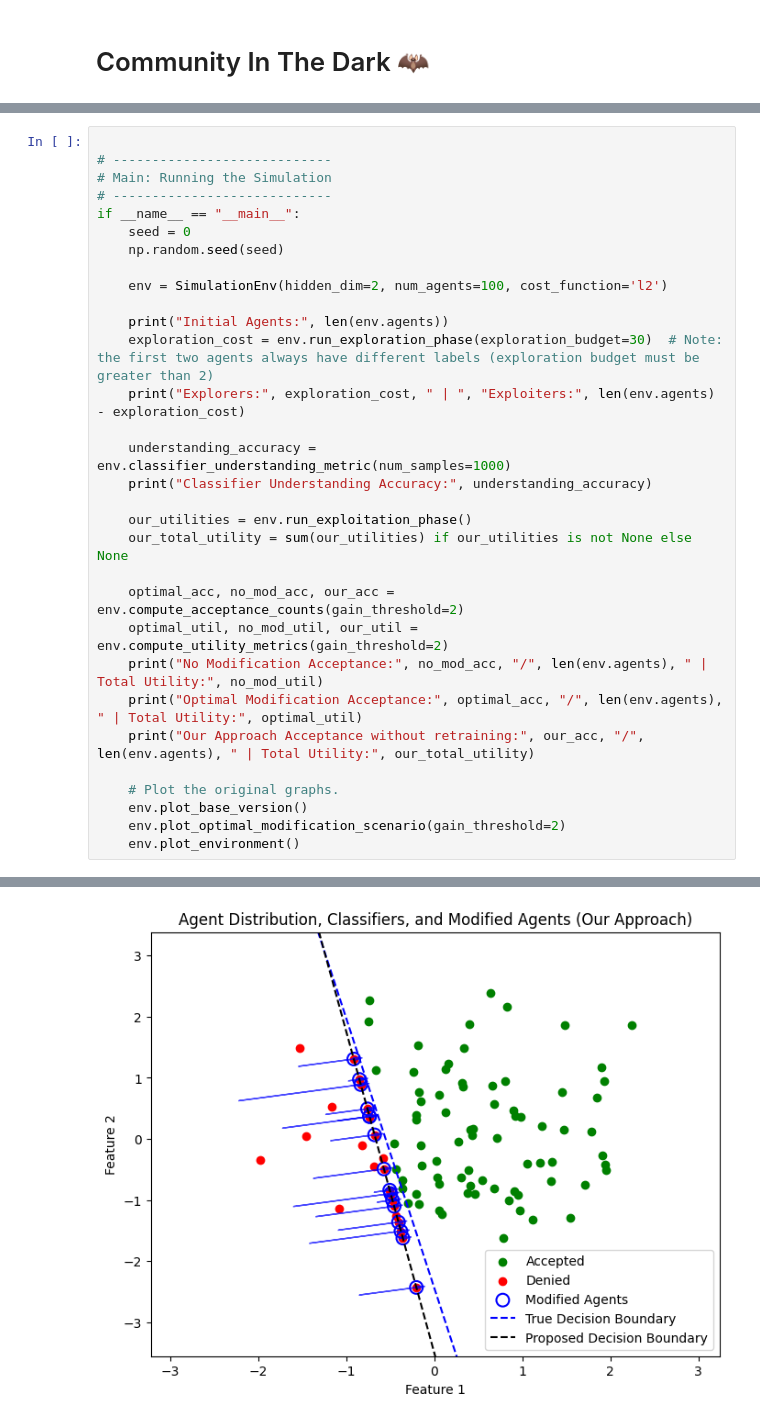
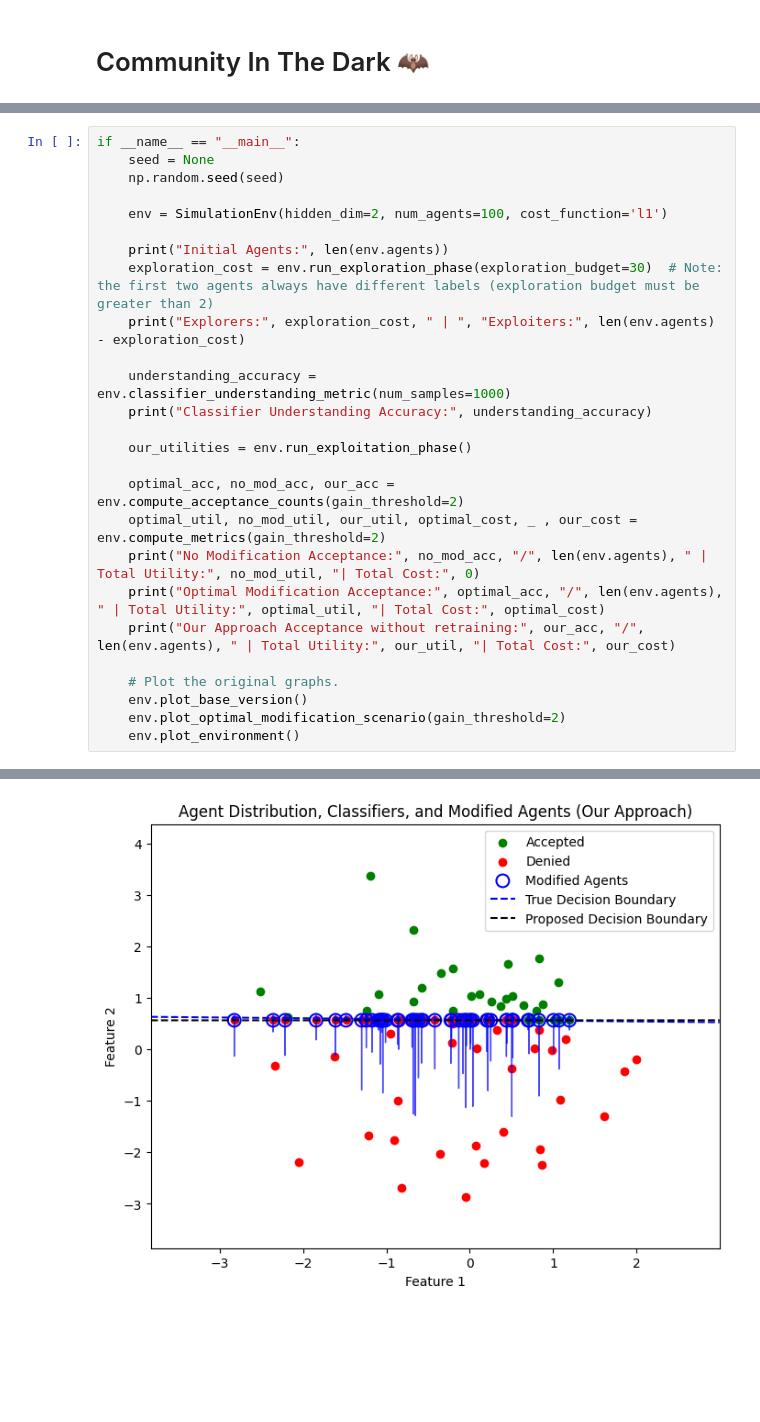
Before and after one commit to mohammedwttd/Community-In-The-Dark, a Jupyter notebook: Community In The Dark v.0.ipynb, the cells around one changed output, grey strips where cells are left out. Drawn from its saved outputs; the diff is of its cells as text; blank space fills up the shorter version.

Commit message:
Adding: * Textual explination and orginazing the code. * Cost metric.

```diff
--- a/Community In The Dark v.0.ipynb
+++ b/Community In The Dark v.0.ipynb
@@ -497,13 +641,9 @@ def plot_utility_vs_exploration_budget_using_env(sim_env):
 # %%
-
-# ----------------------------
-# Main: Running the Simulation
-# ----------------------------
 if __name__ == "__main__":
-    seed = 0
+    seed = None
     np.random.seed(seed)
 
-    env = SimulationEnv(hidden_dim=2, num_agents=100, cost_function='l2')
+    env = SimulationEnv(hidden_dim=2, num_agents=100, cost_function='l1')
 
     print("Initial Agents:", len(env.agents))
     exploration_cost = env.run_exploration_phase(exploration_budget=30)  # Note: the first two agents always have different labels (exploration budget must be greater than 2)
@@ -513,13 +653,12 @@ if __name__ == "__main__":
     print("Classifier Understanding Accuracy:", understanding_accuracy)
 
     our_utilities = env.run_exploitation_phase()
-    our_total_utility = sum(our_utilities) if our_utilities is not None else None
 
     optimal_acc, no_mod_acc, our_acc = env.compute_acceptance_counts(gain_threshold=2)
-    optimal_util, no_mod_util, our_util = env.compute_utility_metrics(gain_threshold=2)
-    print("No Modification Acceptance:", no_mod_acc, "/", len(env.agents), " | Total Utility:", no_mod_util)
-    print("Optimal Modification Acceptance:", optimal_acc, "/", len(env.agents), " | Total Utility:", optimal_util)
-    print("Our Approach Acceptance without retraining:", our_acc, "/", len(env.agents), " | Total Utility:", our_total_utility)
+    optimal_util, no_mod_util, our_util, optimal_cost, _ , our_cost = env.compute_metrics(gain_threshold=2)
+    print("No Modification Acceptance:", no_mod_acc, "/", len(env.agents), " | Total Utility:", no_mod_util, "| Total Cost:", 0)
+    print("Optimal Modification Acceptance:", optimal_acc, "/", len(env.agents), " | Total Utility:", optimal_util, "| Total Cost:", optimal_cost)
+    print("Our Approach Acceptance without retraining:", our_acc, "/", len(env.agents), " | Total Utility:", our_util, "| Total Cost:", our_cost)
 
     # Plot the original graphs.
     env.plot_base_version()
@@ -537 +676 @@ Our Approach Acceptance without retraining: 75 / 100  | Total Utility: 39.800017
-[figure, old version]
+[figure, new version]
```
Also changed, not shown: parts of 23 cells of this notebook.
